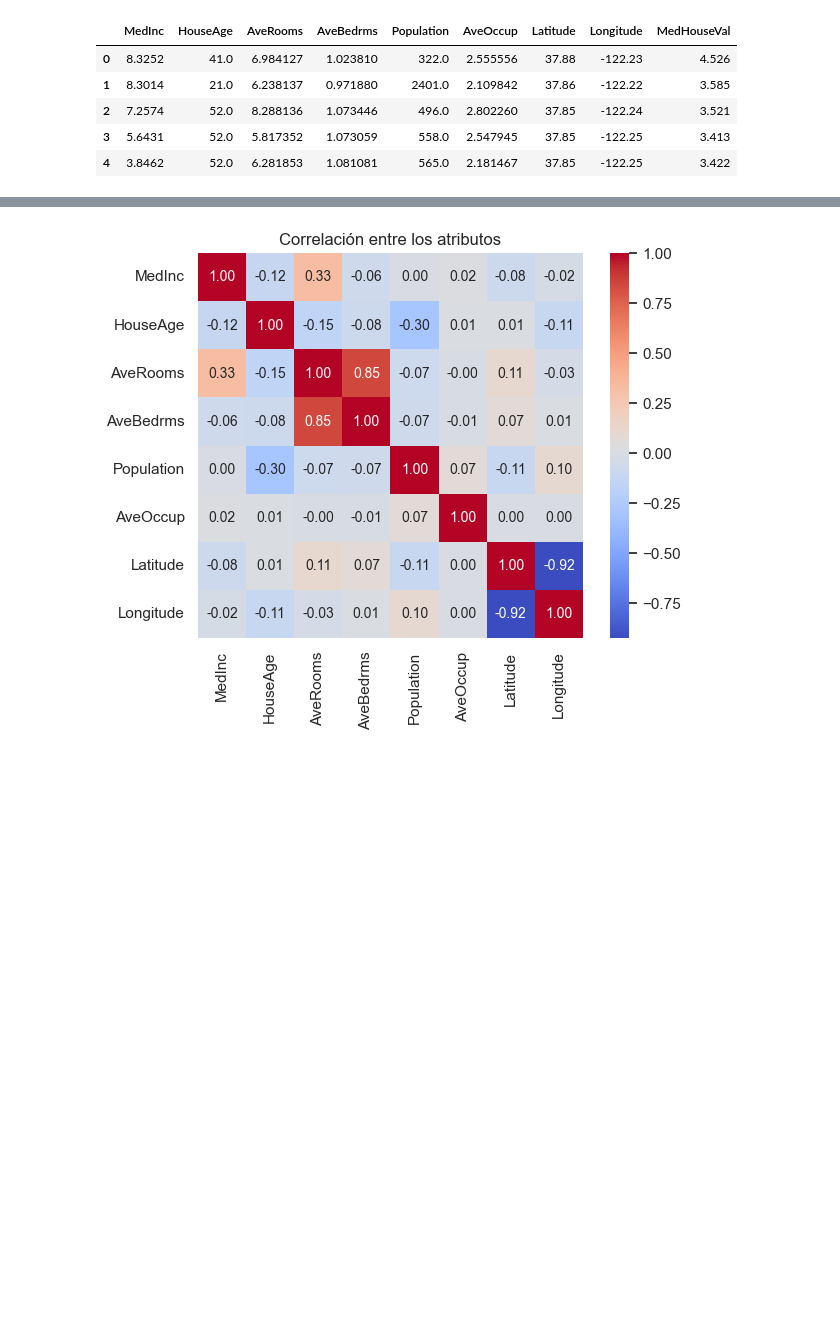
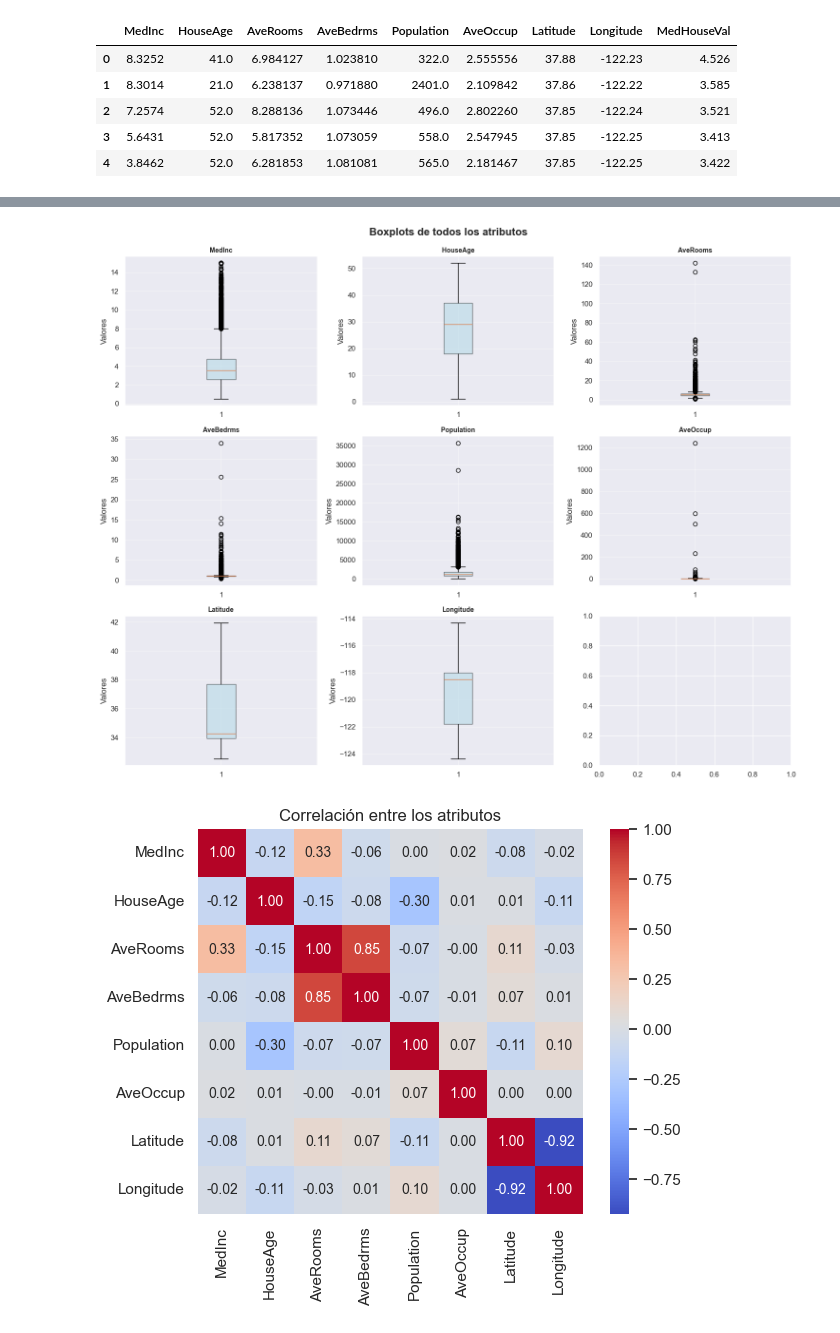
Before and after one commit to ArielMatC/iia-g4, a Jupyter notebook: trabajo_practico_2/regresion.ipynb, the cells around one changed output, grey strips where cells are left out. Drawn from its saved outputs; the diff is of its cells as text; code cells hidden in the pictures; blank space fills up the shorter version.

Commit message:
added features boxplots

```diff
--- a/trabajo_practico_2/regresion.ipynb
+++ b/trabajo_practico_2/regresion.ipynb
@@ -88,3 +101,26 @@ df_california.describe()
+# %%
+# Boxplots de todas las features
+features = X.columns
+n_features = len(features)
+
+n_cols = 3
+n_rows = 3
+
+fig, axes = plt.subplots(n_rows, n_cols, figsize=(15, 12))
+axes = axes.flatten() if n_features > 1 else [axes]
+
+for i, feature in enumerate(features):
+    axes[i].boxplot(X[feature], patch_artist=True, boxprops=dict(facecolor='lightblue', alpha=0.5))
+    axes[i].set_title(f'{feature}', fontsize=10, fontweight='bold')
+    axes[i].set_ylabel('Valores')
+    axes[i].grid(True, alpha=0.5)
+
+plt.suptitle('Boxplots de todos los atributos', fontsize=16, fontweight='bold')
+plt.tight_layout()
+plt.subplots_adjust(top=0.93)
+plt.show()
+# %% [output]
+[figure, added]
 # %%
 # Calculamos la correlación entre los features
 correlacion_features = X.corr()
```
Also changed, not shown: parts of 1 cell of this notebook.
